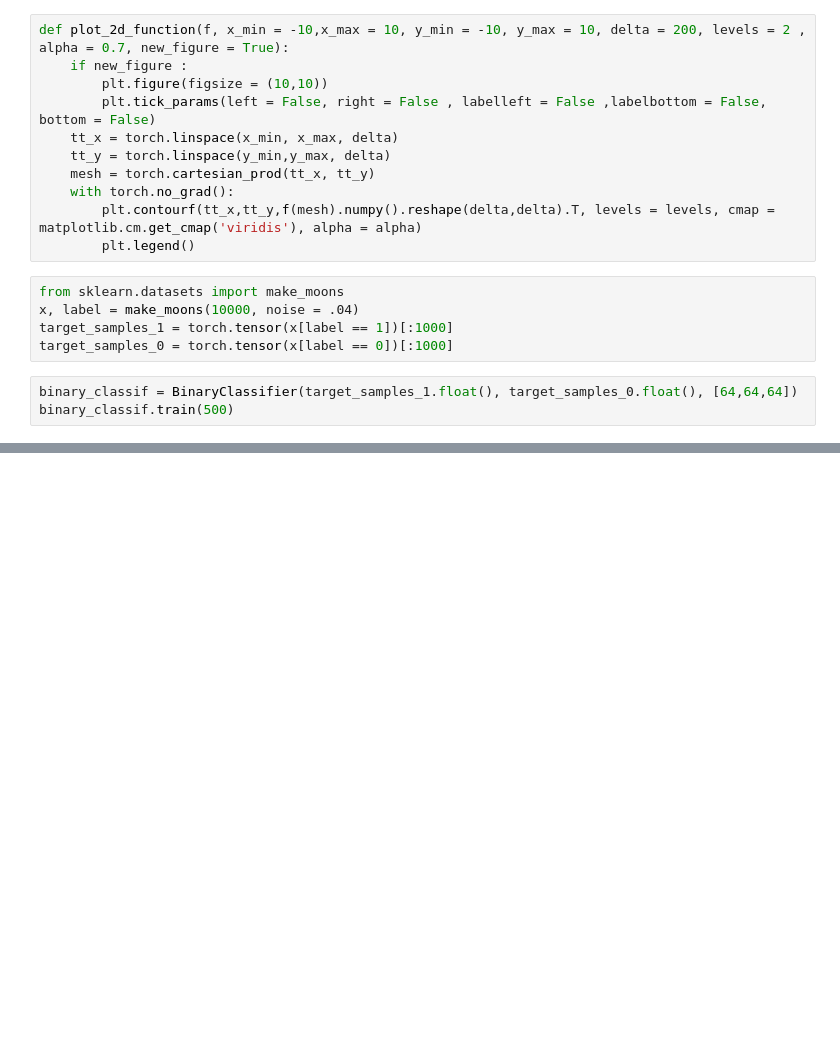
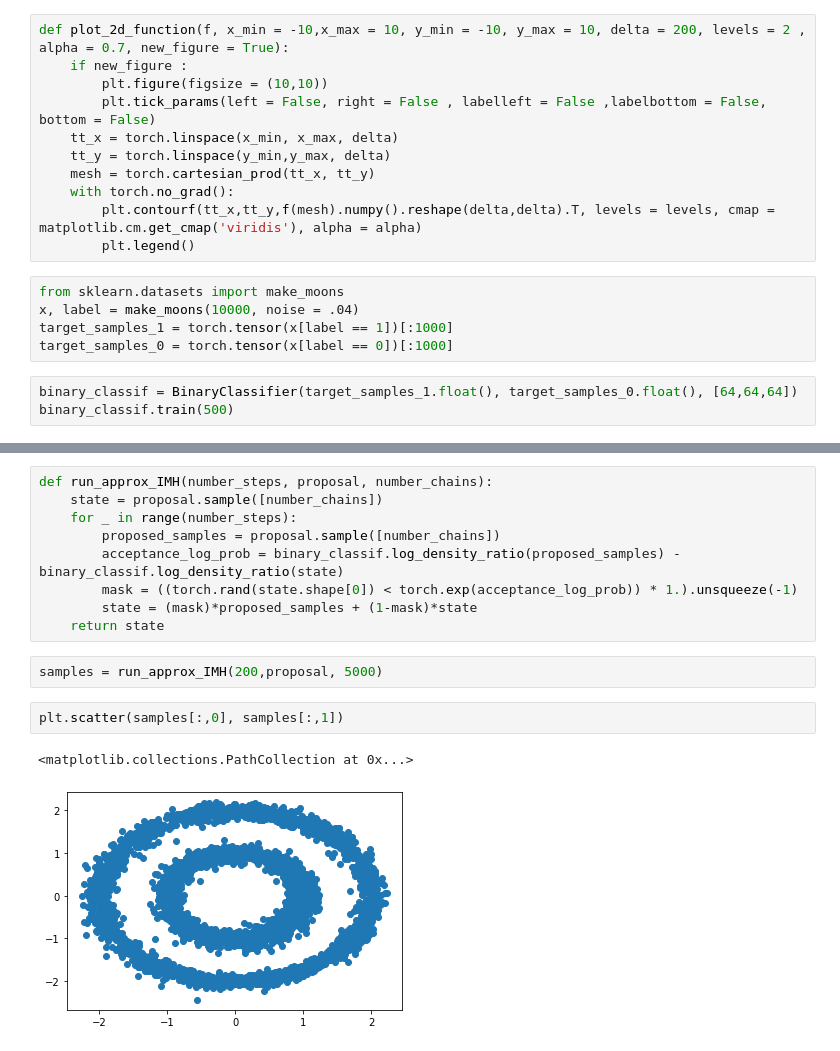
Before and after one commit to ElouanARGOUARCH/NeuralRatio, a Jupyter notebook: experiments/Binary Classifier_visual.ipynb, the cells around one changed output, grey strips where cells are left out. Saved outputs shown, nothing was run; the diff lists cells and outputs as text; blank space fills up the shorter version.

```diff
--- a/experiments/Binary Classifier_visual.ipynb
+++ b/experiments/Binary Classifier_visual.ipynb
@@ -103,0 +75,16 @@ plt.scatter(resampled[:,0],resampled[:,1])
+# %%
+def run_approx_IMH(number_steps, proposal, number_chains):
+    state = proposal.sample([number_chains])
+    for _ in range(number_steps):
+        proposed_samples = proposal.sample([number_chains])
+        acceptance_log_prob = binary_classif.log_density_ratio(proposed_samples) - binary_classif.log_density_ratio(state)
+        mask = ((torch.rand(state.shape[0]) < torch.exp(acceptance_log_prob)) * 1.).unsqueeze(-1)
+        state = (mask)*proposed_samples + (1-mask)*state
+    return state
+# %%
+samples = run_approx_IMH(200,proposal, 5000)
+# %%
+plt.scatter(samples[:,0], samples[:,1])
+# %% [output]
+<matplotlib.collections.PathCollection at 0x...>
+[figure, added]
```
Also changed, not shown: parts of 10 cells of this notebook, 3 other files.
